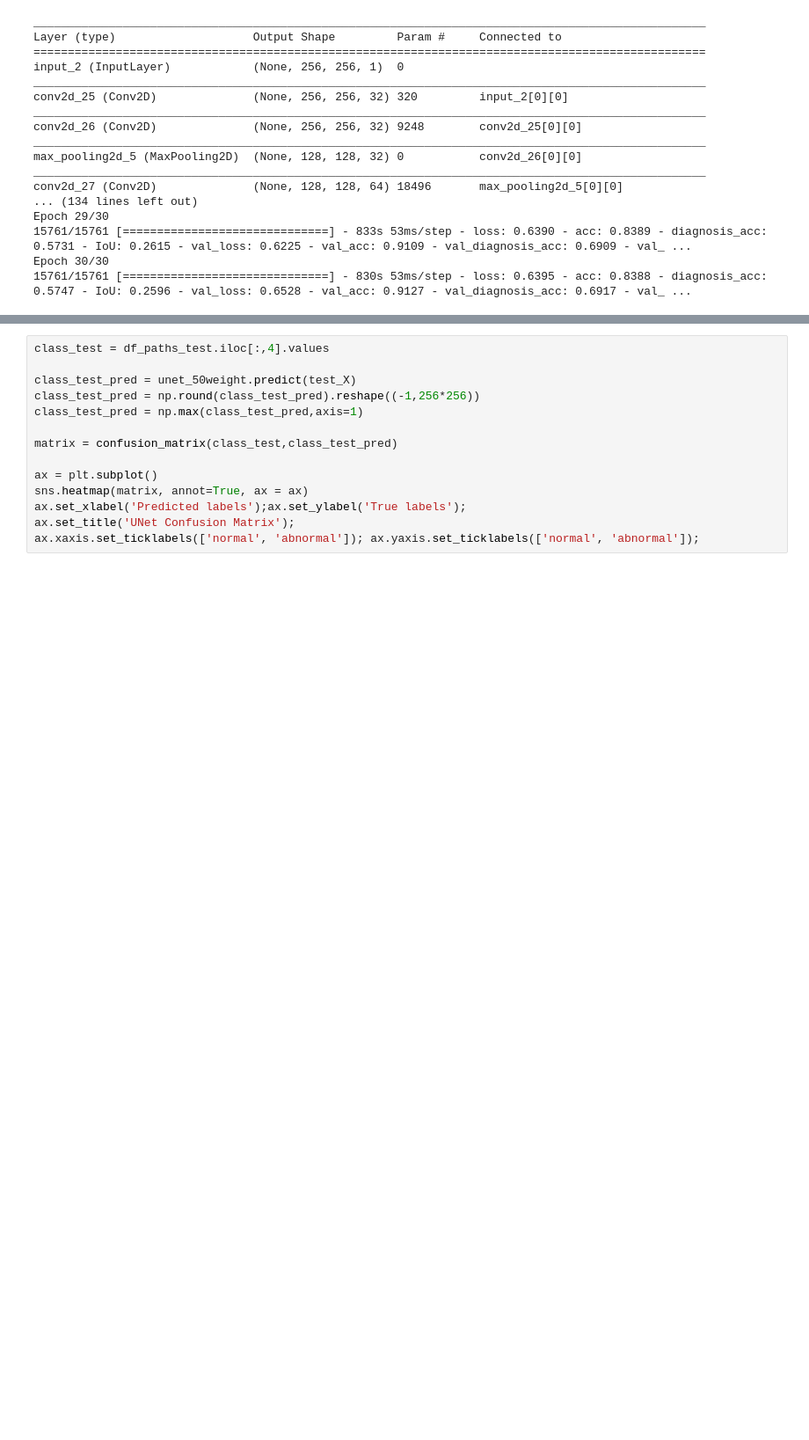
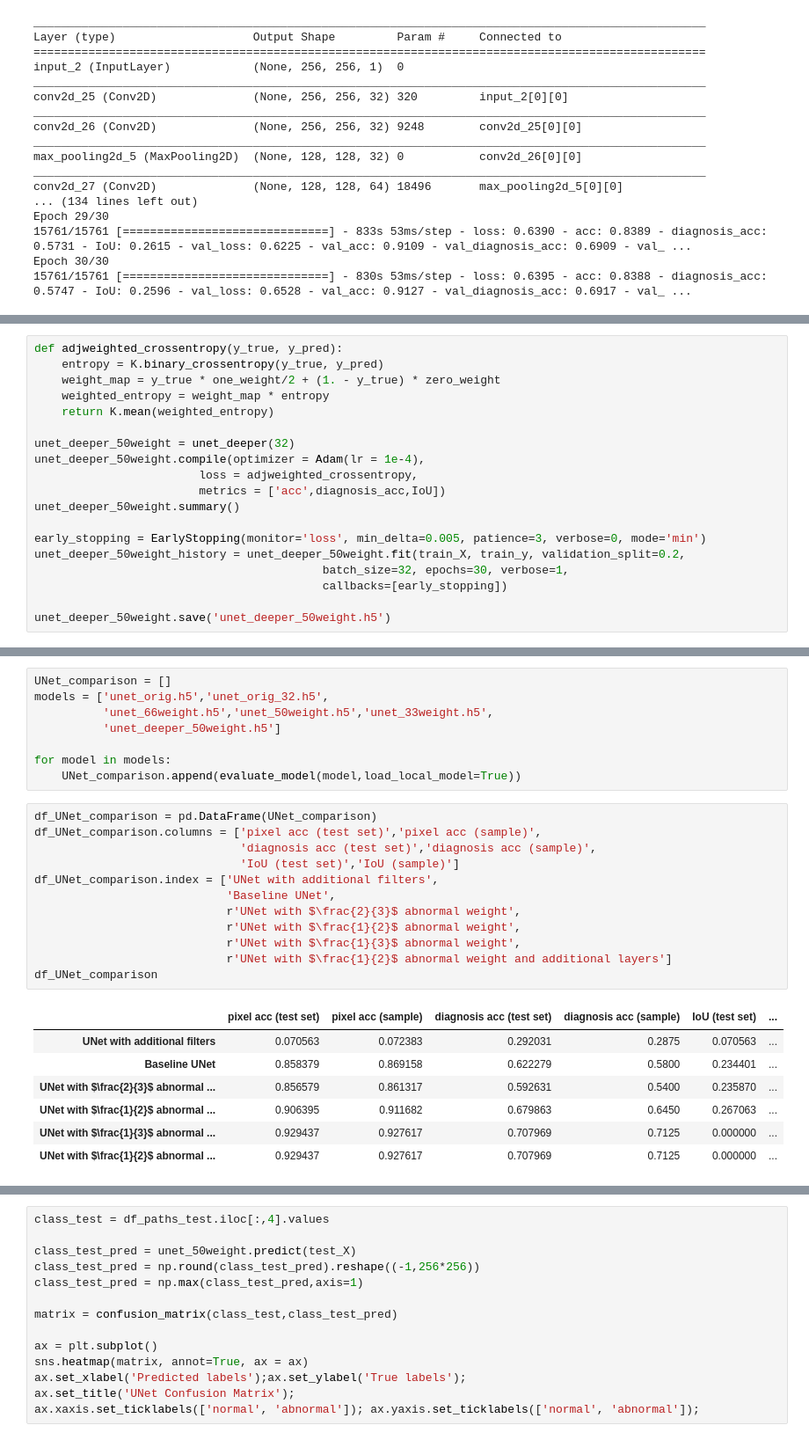
Before and after one commit to lr0516/Cancer_Detection_209B, a Jupyter notebook: Group24_FinalReport.ipynb, the cells around one changed output, grey strips where cells are left out. Shown at 88% size. Drawn from its saved outputs; the diff is of its cells as text; blank space fills up the shorter version.

Commit message:
completed UNet section

```diff
--- a/Group24_FinalReport.ipynb
+++ b/Group24_FinalReport.ipynb
@@ -656,0 +744,19 @@ Epoch 30/30
+# %%
+def adjweighted_crossentropy(y_true, y_pred):
+    entropy = K.binary_crossentropy(y_true, y_pred)
+    weight_map = y_true * one_weight/2 + (1. - y_true) * zero_weight
+    weighted_entropy = weight_map * entropy
+    return K.mean(weighted_entropy)
+
+unet_deeper_50weight = unet_deeper(32)
+unet_deeper_50weight.compile(optimizer = Adam(lr = 1e-4),
+                        loss = adjweighted_crossentropy,
+                        metrics = ['acc',diagnosis_acc,IoU])
+unet_deeper_50weight.summary()
+
+early_stopping = EarlyStopping(monitor='loss', min_delta=0.005, patience=3, verbose=0, mode='min')
+unet_deeper_50weight_history = unet_deeper_50weight.fit(train_X, train_y, validation_split=0.2,
+                                          batch_size=32, epochs=30, verbose=1,
+                                          callbacks=[early_stopping])
+
+unet_deeper_50weight.save('unet_deeper_50weight.h5')
@@ -656,0 +813,28 @@ Epoch 30/30
+# %%
+UNet_comparison = []
+models = ['unet_orig.h5','unet_orig_32.h5',
+          'unet_66weight.h5','unet_50weight.h5','unet_33weight.h5',
+          'unet_deeper_50weight.h5']
+
+for model in models:
+    UNet_comparison.append(evaluate_model(model,load_local_model=True))
+# %%
+df_UNet_comparison = pd.DataFrame(UNet_comparison)
+df_UNet_comparison.columns = ['pixel acc (test set)','pixel acc (sample)',
+                              'diagnosis acc (test set)','diagnosis acc (sample)',
+                              'IoU (test set)','IoU (sample)']
+df_UNet_comparison.index = ['UNet with additional filters',
+                            'Baseline UNet',
+                            r'UNet with $\frac{2}{3}$ abnormal weight',
+                            r'UNet with $\frac{1}{2}$ abnormal weight',
+                            r'UNet with $\frac{1}{3}$ abnormal weight',
+                            r'UNet with $\frac{1}{2}$ abnormal weight and additional layers']
+df_UNet_comparison
+# %% [output]
+|  | pixel acc (test set) | pixel acc (sample) | diagnosis acc (test set) | diagnosis acc (sample) | IoU (test set) | ... |
+| UNet with additional filters | 0.070563 | 0.072383 | 0.292031 | 0.2875 | 0.070563 | ... |
+| Baseline UNet | 0.858379 | 0.869158 | 0.622279 | 0.5800 | 0.234401 | ... |
+| UNet with $\frac{2}{3}$ abnormal ... | 0.856579 | 0.861317 | 0.592631 | 0.5400 | 0.235870 | ... |
+| UNet with $\frac{1}{2}$ abnormal ... | 0.906395 | 0.911682 | 0.679863 | 0.6450 | 0.267063 | ... |
+| UNet with $\frac{1}{3}$ abnormal ... | 0.929437 | 0.927617 | 0.707969 | 0.7125 | 0.000000 | ... |
+| UNet with $\frac{1}{2}$ abnormal ... | 0.929437 | 0.927617 | 0.707969 | 0.7125 | 0.000000 | ... |
```
Also changed, not shown: parts of 10 cells of this notebook.
